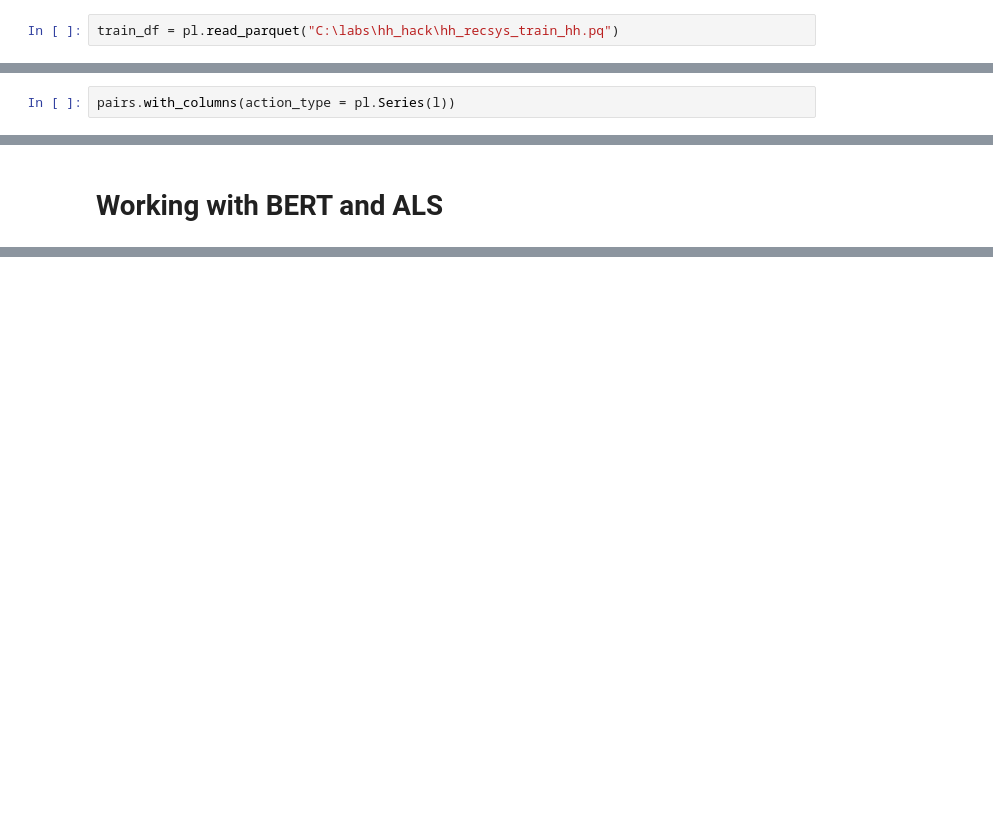
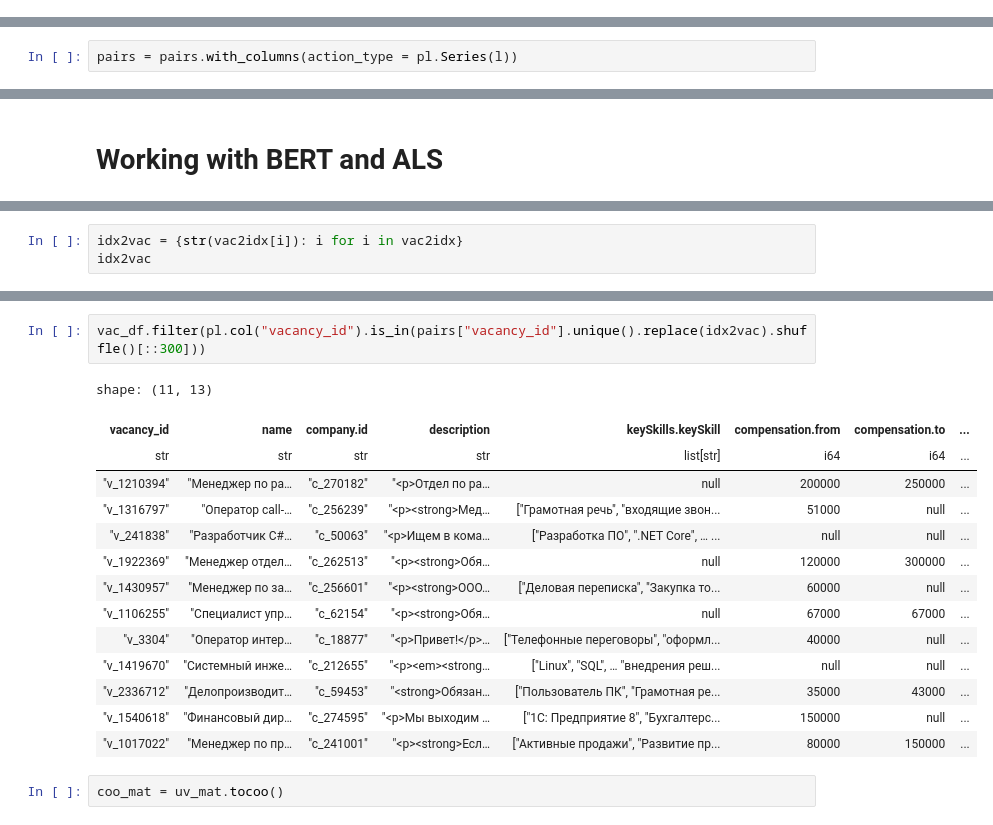
Before and after one commit to Sinagoga/hse_project, a Jupyter notebook: hh_start.ipynb, the cells around one changed output, grey strips where cells are left out. Cells and saved outputs as stored; diff of their text form; blank space fills up the shorter version.

```diff
--- a/hh_start.ipynb
+++ b/hh_start.ipynb
@@ -16,8 +16,6 @@ N_PREDICTIONS = 100
 train_df = pl.read_parquet("C:\labs\hh_hack\hh_recsys_train_hh.pq")
 test_df = pl.read_parquet("C:\labs\hh_hack\hh_recsys_test_hh.pq")
 vac_df = pl.read_parquet("C:\labs\hh_hack\hh_recsys_vacancies.pq")
-# %%
-train_df = pl.read_parquet("C:\labs\hh_hack\hh_recsys_train_hh.pq")
 # %%
 vac_df.shape
 # %% [output]
@@ -256,4 +235,4 @@ shape: (10,)
 | 1.125 |
 | 0.708333 |
 # %%
-pairs.with_columns(action_type = pl.Series(l))
+pairs = pairs.with_columns(action_type = pl.Series(l))
@@ -303,0 +275,3 @@ uv_mat
+# %%
+idx2vac = {str(vac2idx[i]): i for i in vac2idx}
+idx2vac
@@ -303,0 +314,19 @@ uv_mat
+# %%
+vac_df.filter(pl.col("vacancy_id").is_in(pairs["vacancy_id"].unique().replace(idx2vac).shuffle()[::300]))
+# %% [output]
+shape: (11, 13)
+| vacancy_id | name | company.id | description | keySkills.keySkill | compensation.from | compensation.to | ... |
+| str | str | str | str | list[str] | i64 | i64 | ... |
+| "v_1210394" | "Менеджер по ра… | "c_270182" | "<p>Отдел по ра… | null | 200000 | 250000 | ... |
+| "v_1316797" | "Оператор call-… | "c_256239" | "<p><strong>Мед… | ["Грамотная речь", "входящие звон... | 51000 | null | ... |
+| "v_241838" | "Разработчик C#… | "c_50063" | "<p>Ищем в кома… | ["Разработка ПО", ".NET Core", … ... | null | null | ... |
+| "v_1922369" | "Менеджер отдел… | "c_262513" | "<p><strong>Обя… | null | 120000 | 300000 | ... |
+| "v_1430957" | "Менеджер по за… | "c_256601" | "<p><strong>ООО… | ["Деловая переписка", "Закупка то... | 60000 | null | ... |
+| "v_1106255" | "Специалист упр… | "c_62154" | "<p><strong>Обя… | null | 67000 | 67000 | ... |
+| "v_3304" | "Оператор интер… | "c_18877" | "<p>Привет!</p>… | ["Телефонные переговоры", "оформл... | 40000 | null | ... |
+| "v_1419670" | "Системный инже… | "c_212655" | "<p><em><strong… | ["Linux", "SQL", … "внедрения реш... | null | null | ... |
+| "v_2336712" | "Делопроизводит… | "c_59453" | "<strong>Обязан… | ["Пользователь ПК", "Грамотная ре... | 35000 | 43000 | ... |
+| "v_1540618" | "Финансовый дир… | "c_274595" | "<p>Мы выходим … | ["1С: Предприятие 8", "Бухгалтерс... | 150000 | null | ... |
+| "v_1017022" | "Менеджер по пр… | "c_241001" | "<p><strong>Есл… | ["Активные продажи", "Развитие пр... | 80000 | 150000 | ... |
+# %%
+coo_mat = uv_mat.tocoo()
```
Also changed, not shown: parts of 14 cells of this notebook.
